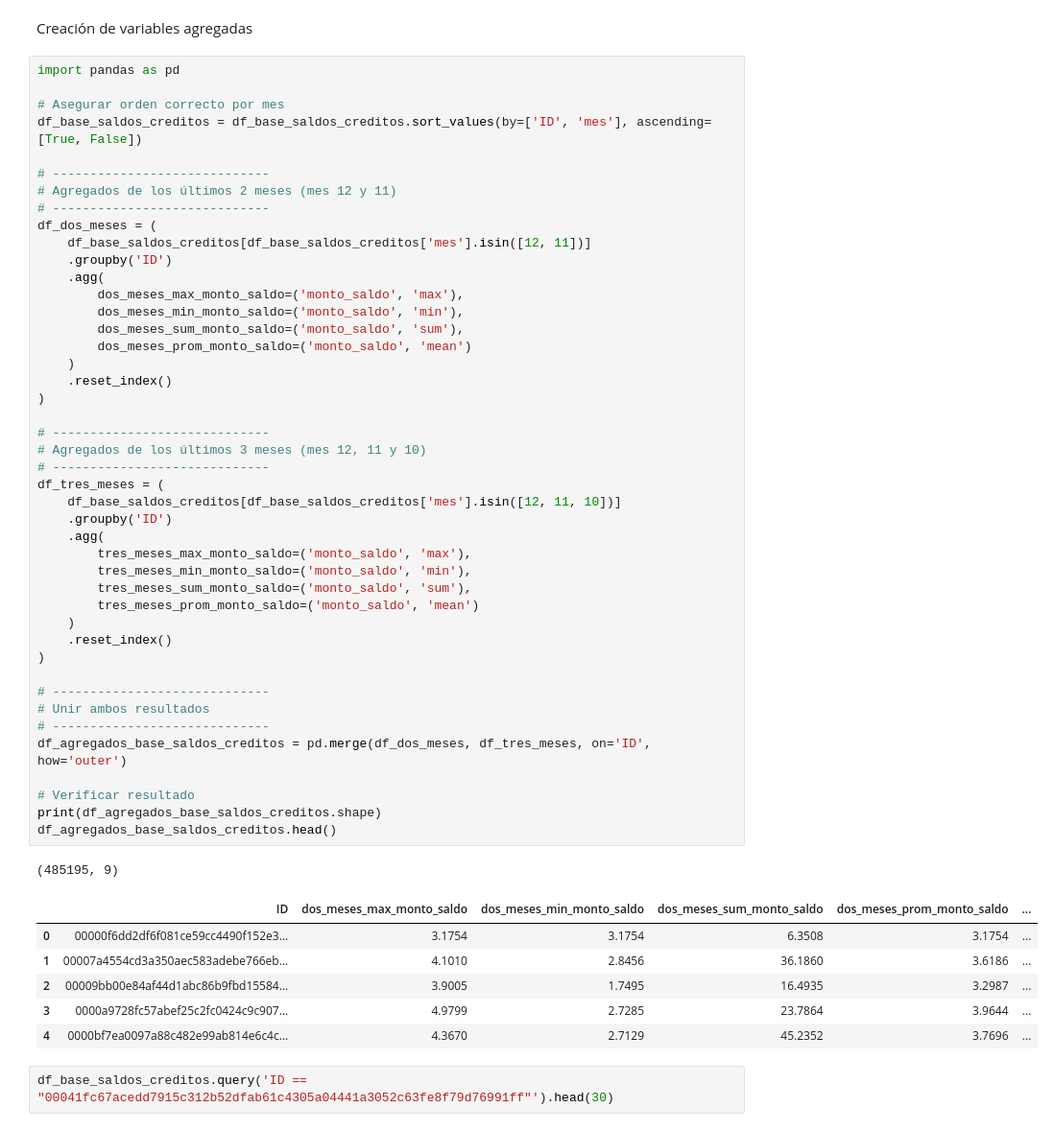
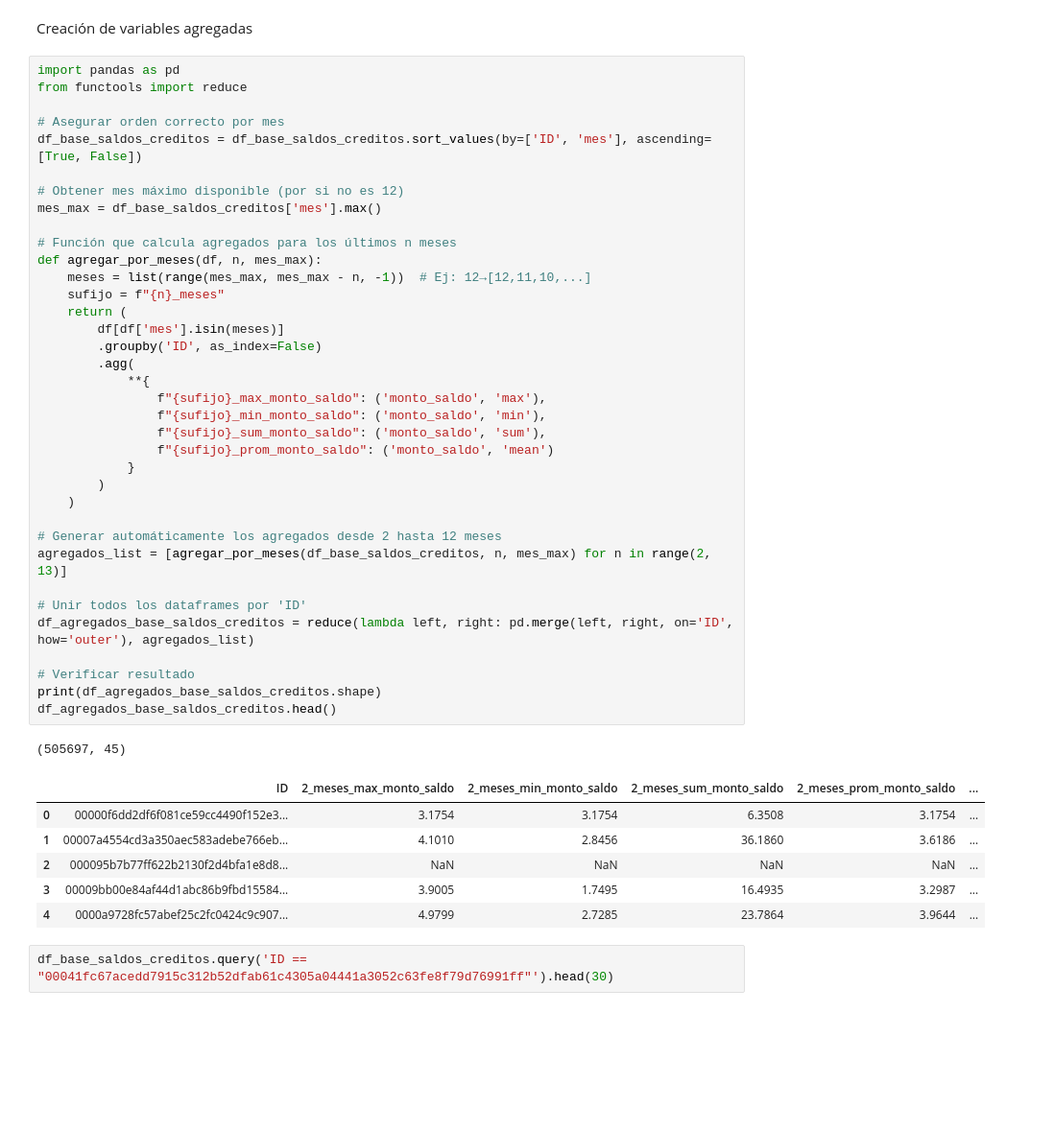
Before and after one commit to LuizIgnacio2002/reto_techy, a Jupyter notebook: notebooks/EDA/clientes_credito_consumo/1.0-lq.ipynb, the cells around one changed output. Shown at 96% size. Saved outputs shown, nothing was run; the diff lists cells and outputs as text; blank space fills up the shorter version.

```diff
--- a/notebooks/EDA/clientes_credito_consumo/1.0-lq.ipynb
+++ b/notebooks/EDA/clientes_credito_consumo/1.0-lq.ipynb
@@ -917,56 +908,48 @@ Creación de nuevas variables derivadas [der_var1_var2]
 Creación de variables agregadas
 # %%
 import pandas as pd
+from functools import reduce
 
 # Asegurar orden correcto por mes
 df_base_saldos_creditos = df_base_saldos_creditos.sort_values(by=['ID', 'mes'], ascending=[True, False])
 
-# -----------------------------
-# Agregados de los últimos 2 meses (mes 12 y 11)
-# -----------------------------
-df_dos_meses = (
-    df_base_saldos_creditos[df_base_saldos_creditos['mes'].isin([12, 11])]
-    .groupby('ID')
-    .agg(
-        dos_meses_max_monto_saldo=('monto_saldo', 'max'),
-        dos_meses_min_monto_saldo=('monto_saldo', 'min'),
-        dos_meses_sum_monto_saldo=('monto_saldo', 'sum'),
-        dos_meses_prom_monto_saldo=('monto_saldo', 'mean')
+# Obtener mes máximo disponible (por si no es 12)
+mes_max = df_base_saldos_creditos['mes'].max()
+
+# Función que calcula agregados para los últimos n meses
+def agregar_por_meses(df, n, mes_max):
+    meses = list(range(mes_max, mes_max - n, -1))  # Ej: 12→[12,11,10,...]
+    sufijo = f"{n}_meses"
+    return (
+        df[df['mes'].isin(meses)]
+        .groupby('ID', as_index=False)
+        .agg(
+            **{
+                f"{sufijo}_max_monto_saldo": ('monto_saldo', 'max'),
+                f"{sufijo}_min_monto_saldo": ('monto_saldo', 'min'),
+                f"{sufijo}_sum_monto_saldo": ('monto_saldo', 'sum'),
+                f"{sufijo}_prom_monto_saldo": ('monto_saldo', 'mean')
+            }
+        )
     )
-    .reset_index()
-)
 
-# -----------------------------
-# Agregados de los últimos 3 meses (mes 12, 11 y 10)
-# -----------------------------
-df_tres_meses = (
-    df_base_saldos_creditos[df_base_saldos_creditos['mes'].isin([12, 11, 10])]
-    .groupby('ID')
-    .agg(
-        tres_meses_max_monto_saldo=('monto_saldo', 'max'),
-        tres_meses_min_monto_saldo=('monto_saldo', 'min'),
-        tres_meses_sum_monto_saldo=('monto_saldo', 'sum'),
-        tres_meses_prom_monto_saldo=('monto_saldo', 'mean')
-    )
-    .reset_index()
-)
+# Generar automáticamente los agregados desde 2 hasta 12 meses
+agregados_list = [agregar_por_meses(df_base_saldos_creditos, n, mes_max) for n in range(2, 13)]
 
-# -----------------------------
-# Unir ambos resultados
-# -----------------------------
-df_agregados_base_saldos_creditos = pd.merge(df_dos_meses, df_tres_meses, on='ID', how='outer')
+# Unir todos los dataframes por 'ID'
+df_agregados_base_saldos_creditos = reduce(lambda left, right: pd.merge(left, right, on='ID', how='outer'), agregados_list)
 
 # Verificar resultado
 print(df_agregados_base_saldos_creditos.shape)
 df_agregados_base_saldos_creditos.head()
 # %% [output]
-(485195, 9)
+(505697, 45)
-|  | ID | dos_meses_max_monto_saldo | dos_meses_min_monto_saldo | dos_meses_sum_monto_saldo | dos_meses_prom_monto_saldo | ... |
+|  | ID | 2_meses_max_monto_saldo | 2_meses_min_monto_saldo | 2_meses_sum_monto_saldo | 2_meses_prom_monto_saldo | ... |
 | 0 | 00000f6dd2df6f081ce59cc4490f152e3... | 3.1754 | 3.1754 | 6.3508 | 3.1754 | ... |
 | 1 | 00007a4554cd3a350aec583adebe766eb... | 4.1010 | 2.8456 | 36.1860 | 3.6186 | ... |
-| 2 | 00009bb00e84af44d1abc86b9fbd15584... | 3.9005 | 1.7495 | 16.4935 | 3.2987 | ... |
-| 3 | 0000a9728fc57abef25c2fc0424c9c907... | 4.9799 | 2.7285 | 23.7864 | 3.9644 | ... |
-| 4 | 0000bf7ea0097a88c482e99ab814e6c4c... | 4.3670 | 2.7129 | 45.2352 | 3.7696 | ... |
+| 2 | 000095b7b77ff622b2130f2d4bfa1e8d8... | NaN | NaN | NaN | NaN | ... |
+| 3 | 00009bb00e84af44d1abc86b9fbd15584... | 3.9005 | 1.7495 | 16.4935 | 3.2987 | ... |
+| 4 | 0000a9728fc57abef25c2fc0424c9c907... | 4.9799 | 2.7285 | 23.7864 | 3.9644 | ... |
 # %%
 df_base_saldos_creditos.query('ID == "00041fc67acedd7915c312b52dfab61c4305a04441a3052c63fe8f79d76991ff"').head(30)
 # %% [output]
```
Also changed, not shown: parts of 49 cells of this notebook.
